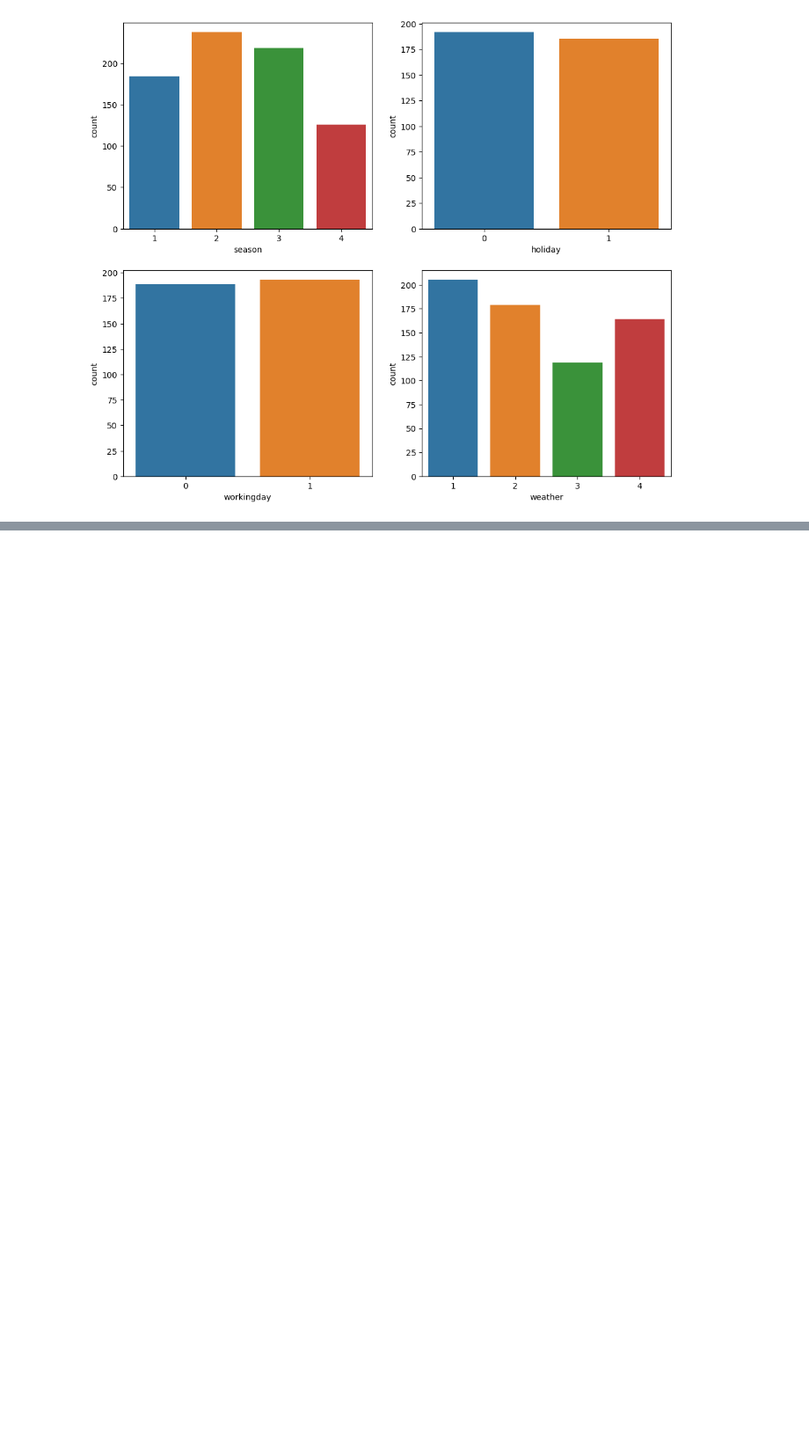
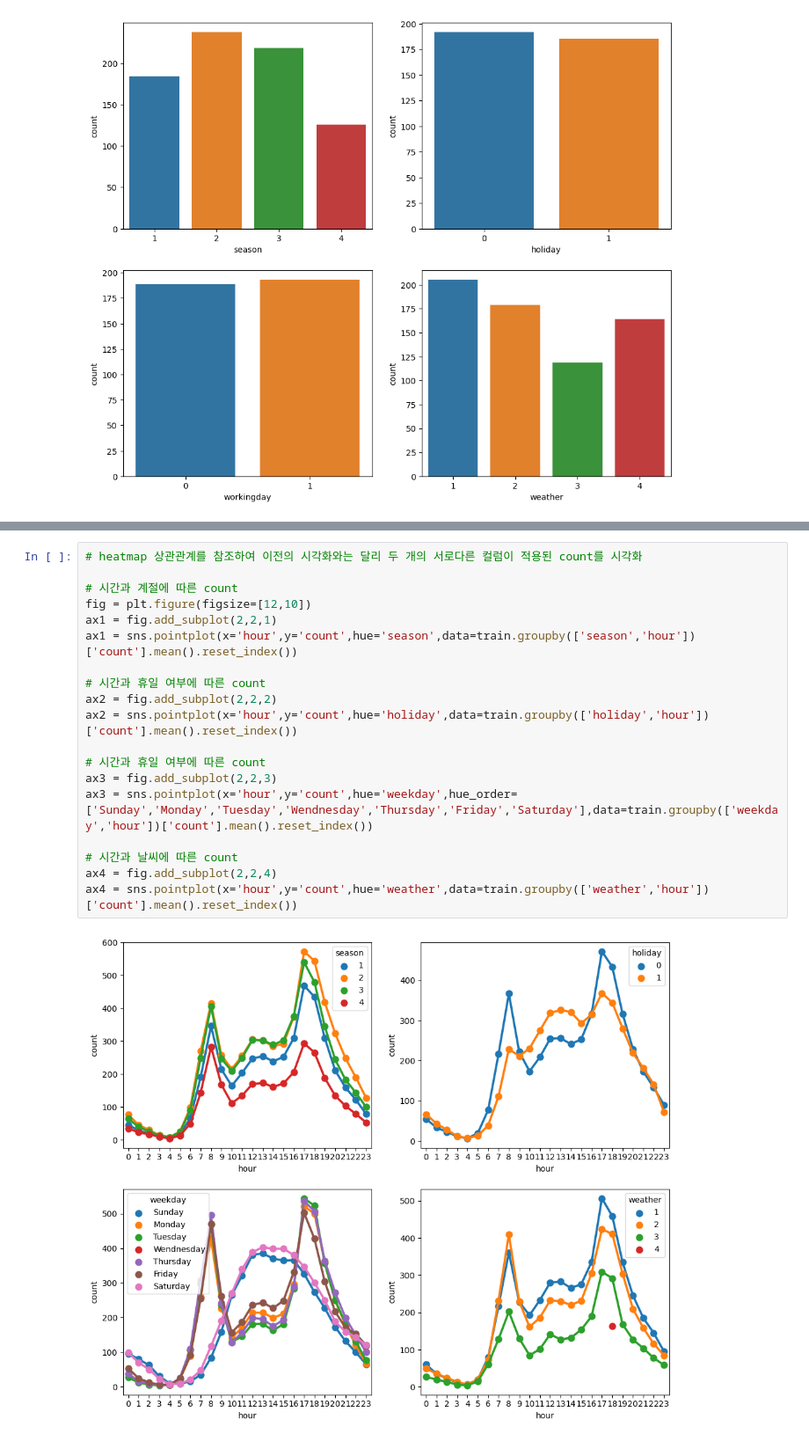
Before and after one commit to bumcoding/MachineLearning_Study, a Jupyter notebook: AiffelResearch/BikeSharingDemand.ipynb, the cells around one changed output, grey strips where cells are left out. Shown at 88% size. Saved outputs shown, nothing was run; the diff lists cells and outputs as text; blank space fills up the shorter version.

```diff
--- a/AiffelResearch/BikeSharingDemand.ipynb
+++ b/AiffelResearch/BikeSharingDemand.ipynb
@@ -213,0 +242,21 @@ ax4 = sns.barplot(x='weather',y='count',data=train.groupby('weather')['count'].m
+# %%
+# heatmap 상관관계를 참조하여 이전의 시각화와는 달리 두 개의 서로다른 컬럼이 적용된 count를 시각화
+
+# 시간과 계절에 따른 count
+fig = plt.figure(figsize=[12,10])
+ax1 = fig.add_subplot(2,2,1)
+ax1 = sns.pointplot(x='hour',y='count',hue='season',data=train.groupby(['season','hour'])['count'].mean().reset_index())
+
+# 시간과 휴일 여부에 따른 count
+ax2 = fig.add_subplot(2,2,2)
+ax2 = sns.pointplot(x='hour',y='count',hue='holiday',data=train.groupby(['holiday','hour'])['count'].mean().reset_index())
+
+# 시간과 휴일 여부에 따른 count
+ax3 = fig.add_subplot(2,2,3)
+ax3 = sns.pointplot(x='hour',y='count',hue='weekday',hue_order=['Sunday','Monday','Tuesday','Wendnesday','Thursday','Friday','Saturday'],data=train.groupby(['weekday','hour'])['count'].mean().reset_index())
+
+# 시간과 날씨에 따른 count
+ax4 = fig.add_subplot(2,2,4)
+ax4 = sns.pointplot(x='hour',y='count',hue='weather',data=train.groupby(['weather','hour'])['count'].mean().reset_index())
+# %% [output]
+[figure, added]
```
Also changed, not shown: parts of 10 cells of this notebook.
